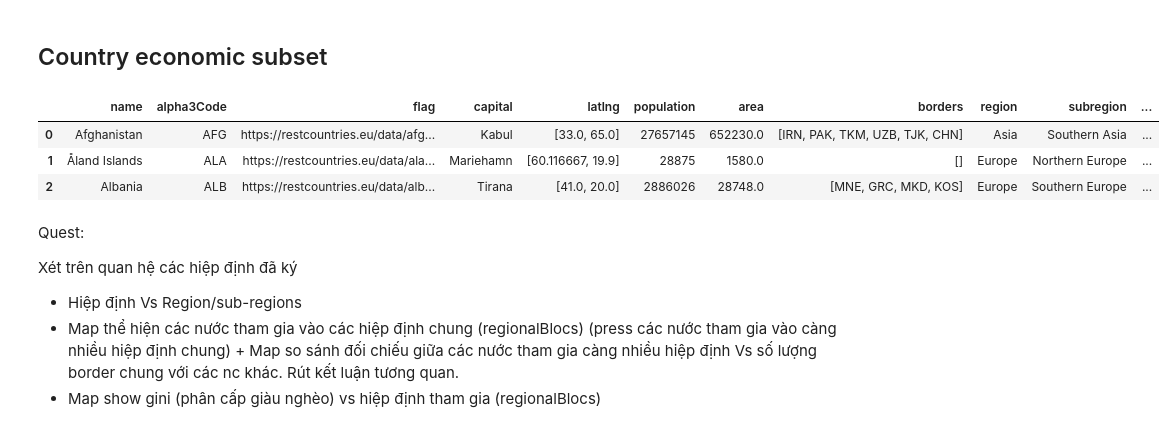
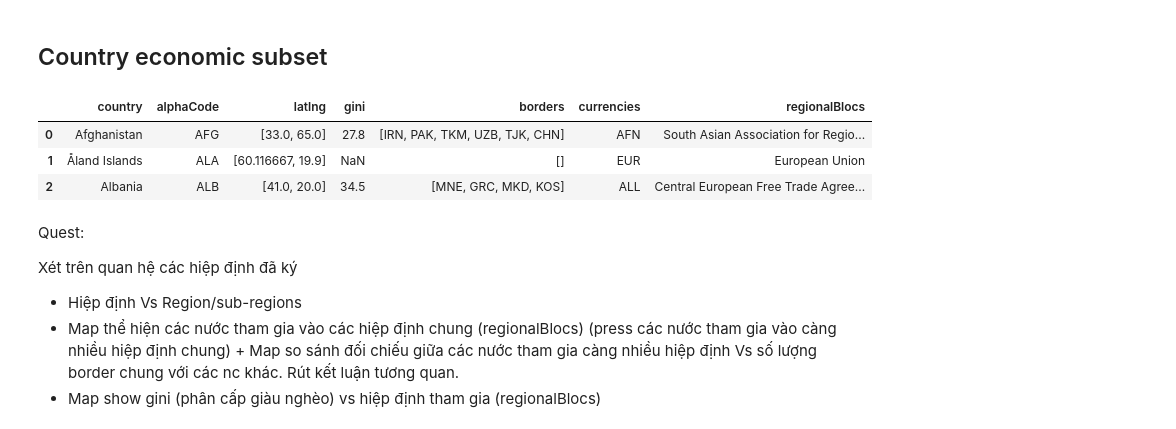
Before and after one commit to ducnguyen4993/country_apis, a Jupyter notebook: apis_test.ipynb, the cells around one changed output. Cells and saved outputs as stored; diff of their text form; code cells hidden in the pictures.

```diff
--- a/apis_test.ipynb
+++ b/apis_test.ipynb
@@ -100,0 +526,3 @@ df.head(3)
+# %%
+df.insert(9, 'pop_den', df['population']/df['area'])
+df['pop_den'].describe()
@@ -107,0 +548,11 @@ sns.heatmap(df.isnull(),cbar=False, cmap='magma'
+# %%
+df.loc[33,'area'] = 34.2
+df.loc[78,'area'] = 83534
+df.loc[90,'area'] = 1628
+df.loc[140,'area'] = 1128
+df.loc[143,'area'] = 374
+df.loc[171,'area'] = 6020
+df.loc[183,'area'] = 2511
+df.loc[188,'area'] = 394
+df.loc[209,'area'] = 3903
+df.loc[216,'area'] = 377
@@ -108,17 +620,19 @@ sns.heatmap(df.isnull(),cbar=False, cmap='magma'
+# %%
+#Fill [] empty list values in latlng column
+latlon=df['latlng']
+latlon1=fill_empty_list(latlon)
+df['latlng']=latlon1
 # %% [markdown]
 # Organize sub-datasets and Questions
 # %%
-info = ['name','alpha3Code', 'flag', 'capital', 'latlng', 'population',  'area',
+info_lst = ['country','alphaCode', 'flag', 'capital', 'latlng', 'population',  'area',
           'borders', 'region', 'subregion', 'demonym','languages']
 # language = ['nativeName','languages_iso639_1', 'languages_iso639_2',
 #             'languages_nativeName','region', 'subregion','latlng','translations.de',
 #             'translations.es', 'translations.fr', 'translations.ja',
 #             'translations.it', 'translations.br', 'translations.pt',
 #             'translations.nl', 'translations.hr', 'translations.fa']
-economic = ['name','alpha3Code','latlng',  'gini', 'borders'
-        'currencies'
-#             ,'regionalBlocs_acronym', 'regionalBlocs_name'
-           ]
+economic = ['country','alphaCode','latlng',  'gini', 'borders','currencies','regionalBlocs']
 
 # demonym: nhóm ng, tộc người, nhóm dân tộc
 # gini: độ chênh lệch giàu nghèo
@@ -159,12 +786,12 @@ Từ góc nhìn trên mật độ dân số
 # %% [markdown]
 ## Country economic subset
 # %%
-df[info].head(3)
+df[economic].head(3)
 # %% [output]
-|  | name | alpha3Code | flag | capital | latlng | population | area | borders | region | subregion | ... |
-| 0 | Afghanistan | AFG | https://restcountries.eu/data/afg... | Kabul | [33.0, 65.0] | 27657145 | 652230.0 | [IRN, PAK, TKM, UZB, TJK, CHN] | Asia | Southern Asia | ... |
-| 1 | Åland Islands | ALA | https://restcountries.eu/data/ala... | Mariehamn | [60.116667, 19.9] | 28875 | 1580.0 | [] | Europe | Northern Europe | ... |
-| 2 | Albania | ALB | https://restcountries.eu/data/alb... | Tirana | [41.0, 20.0] | 2886026 | 28748.0 | [MNE, GRC, MKD, KOS] | Europe | Southern Europe | ... |
+|  | country | alphaCode | latlng | gini | borders | currencies | regionalBlocs |
+| 0 | Afghanistan | AFG | [33.0, 65.0] | 27.8 | [IRN, PAK, TKM, UZB, TJK, CHN] | AFN | South Asian Association for Regio... |
+| 1 | Åland Islands | ALA | [60.116667, 19.9] | NaN | [] | EUR | European Union |
+| 2 | Albania | ALB | [41.0, 20.0] | 34.5 | [MNE, GRC, MKD, KOS] | ALL | Central European Free Trade Agree... |
 # %% [markdown]
 Quest:
 
```
Also changed, not shown: parts of 85 cells of this notebook, 1 other file.
